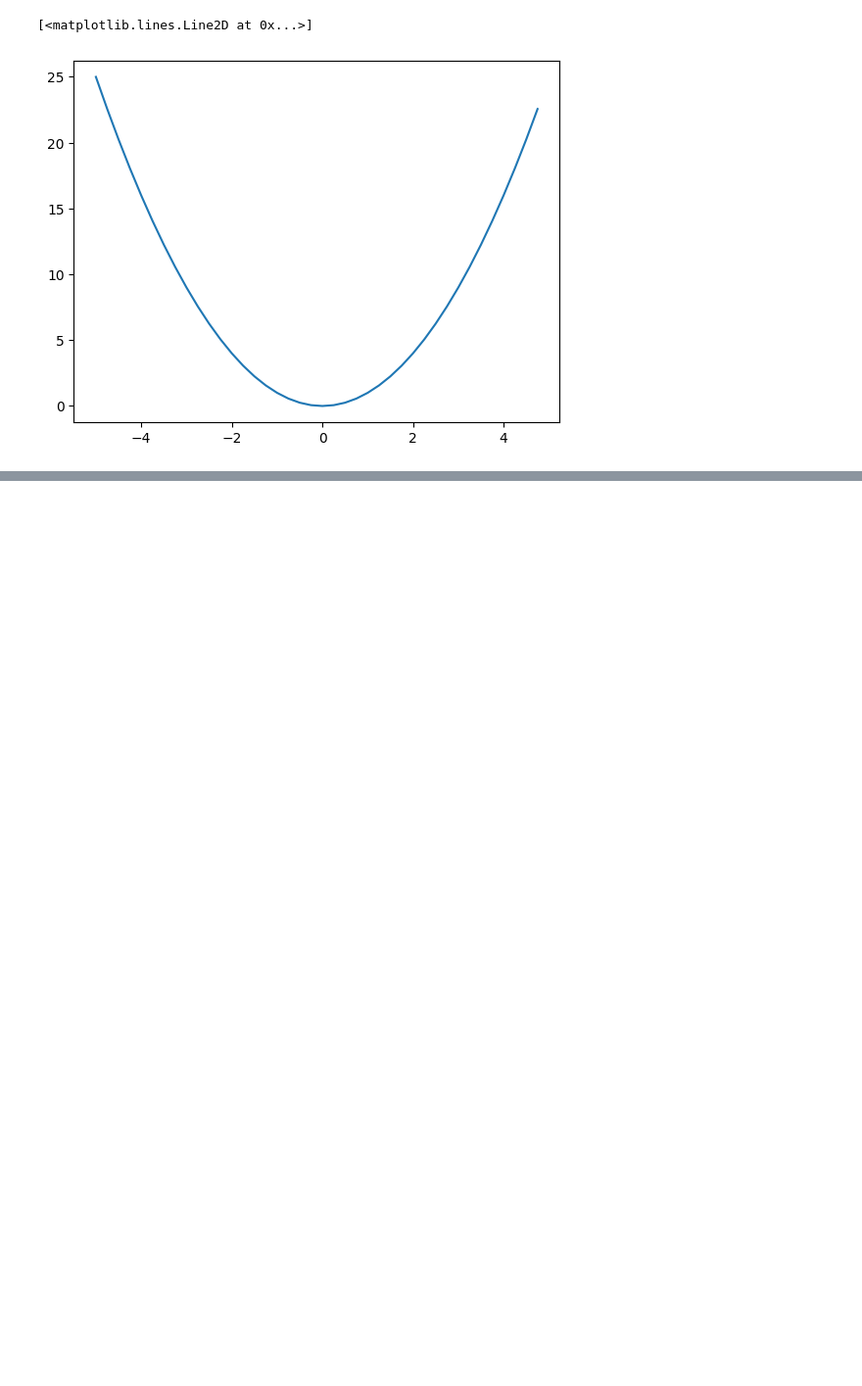
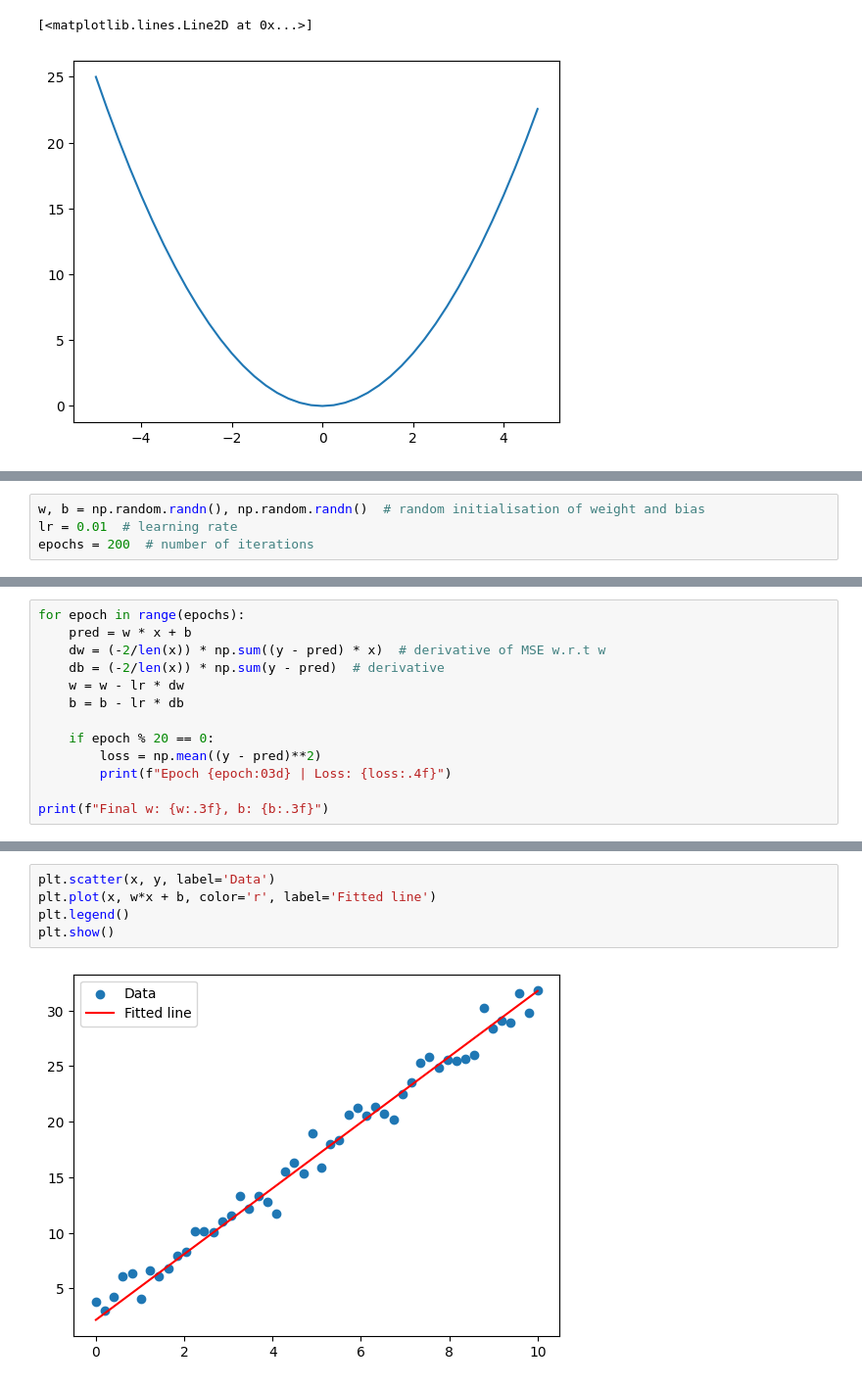
Before and after one commit to saumyamishra654/ML-tinkering, a Jupyter notebook: week 1/week-1.ipynb, the cells around one changed output, grey strips where cells are left out. Shown: that part at 98% size. Cells and saved outputs as stored; diff of their text form; blank space fills up the shorter version.

```diff
--- a/week 1/week-1.ipynb
+++ b/week 1/week-1.ipynb
@@ -197,0 +243,4 @@ manual linear regression
+# %%
+w, b = np.random.randn(), np.random.randn()  # random initialisation of weight and bias
+lr = 0.01  # learning rate
+epochs = 200  # number of iterations
@@ -197,0 +249,13 @@ manual linear regression
+# %%
+for epoch in range(epochs):
+    pred = w * x + b
+    dw = (-2/len(x)) * np.sum((y - pred) * x)  # derivative of MSE w.r.t w
+    db = (-2/len(x)) * np.sum(y - pred)  # derivative
+    w = w - lr * dw
+    b = b - lr * db
+
+    if epoch % 20 == 0:
+        loss = np.mean((y - pred)**2)
+        print(f"Epoch {epoch:03d} | Loss: {loss:.4f}")
+
+print(f"Final w: {w:.3f}, b: {b:.3f}")
@@ -197,0 +274,7 @@ manual linear regression
+# %%
+plt.scatter(x, y, label='Data')
+plt.plot(x, w*x + b, color='r', label='Fitted line')
+plt.legend()
+plt.show()
+# %% [output]
+[figure, added]
```
Also changed, not shown: parts of 8 cells of this notebook, 1 other file.
